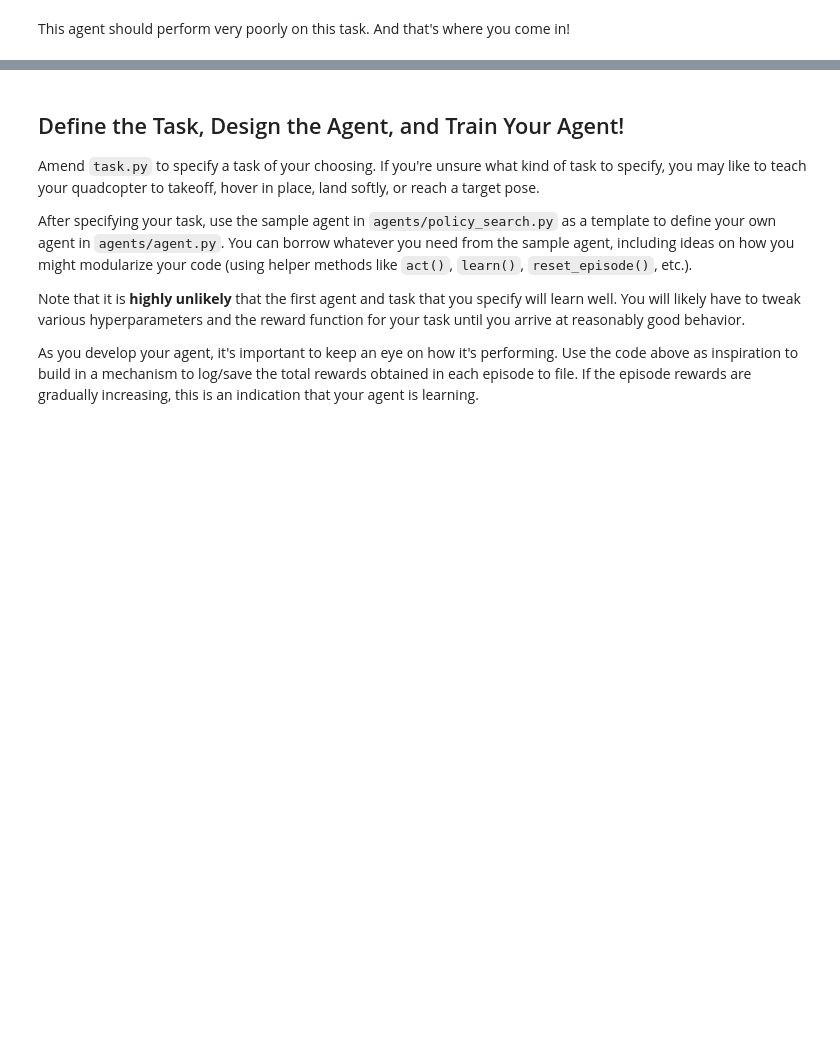
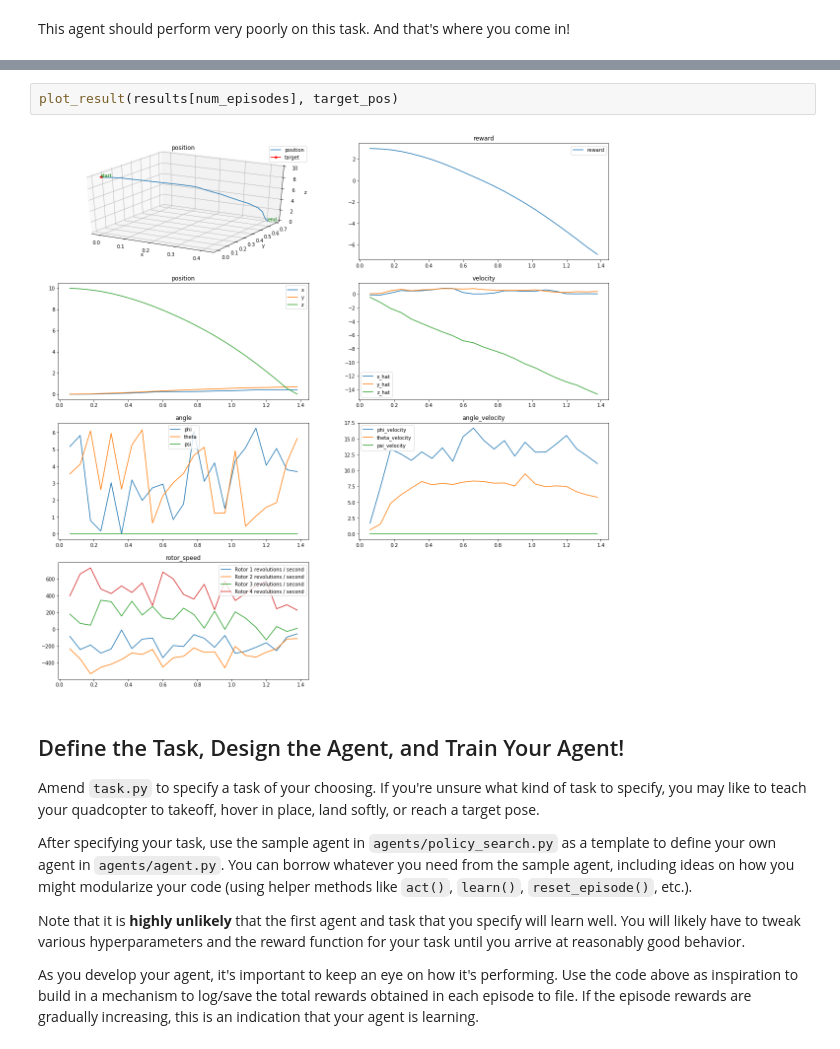
Before and after one commit to wexpect/udacity_deep_learning_foundation_nanodegress_program, a Jupyter notebook: part_6_deep_reinforcement_learning/lesson_12_teaching_a_quadcopter_how_to_fly/RL-Quadcopter-2/Quadcopter_Project.ipynb, the cells around one changed output, grey strips where cells are left out. Drawn from its saved outputs; the diff is of its cells as text; blank space fills up the shorter version.

```diff
--- a/part_6_deep_reinforcement_learning/lesson_12_teaching_a_quadcopter_how_to_fly/RL-Quadcopter-2/Quadcopter_Project.ipynb
+++ b/part_6_deep_reinforcement_learning/lesson_12_teaching_a_quadcopter_how_to_fly/RL-Quadcopter-2/Quadcopter_Project.ipynb
@@ -283,3 +318,7 @@ This agent should perform very poorly on this task.  And that's where you come i
+# %%
+plot_result(results[num_episodes], target_pos)
+# %% [output]
+[figure, added]
 # %% [markdown]
 ## Define the Task, Design the Agent, and Train Your Agent!
 
```
Also changed, not shown: parts of 12 cells of this notebook, 3 other files.
